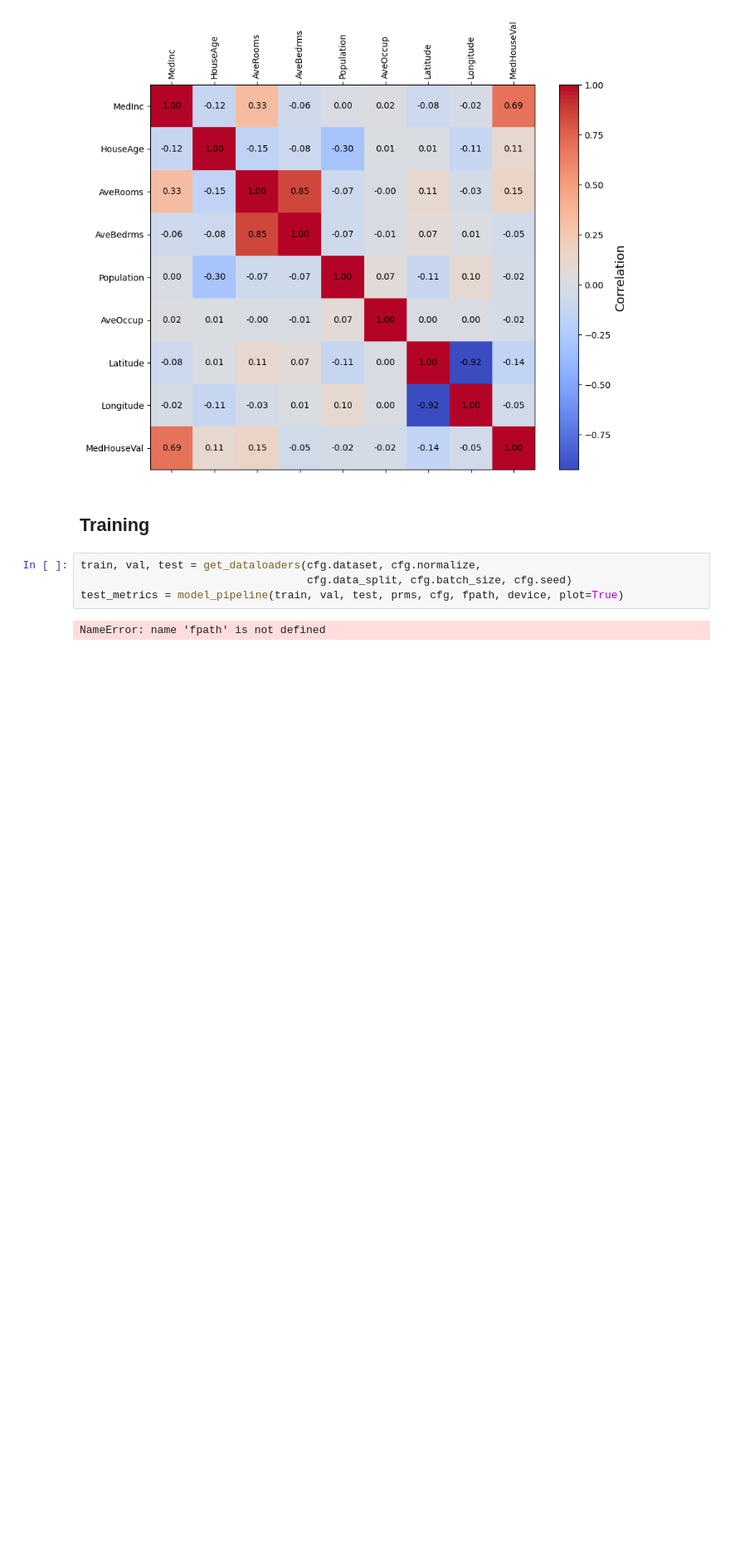
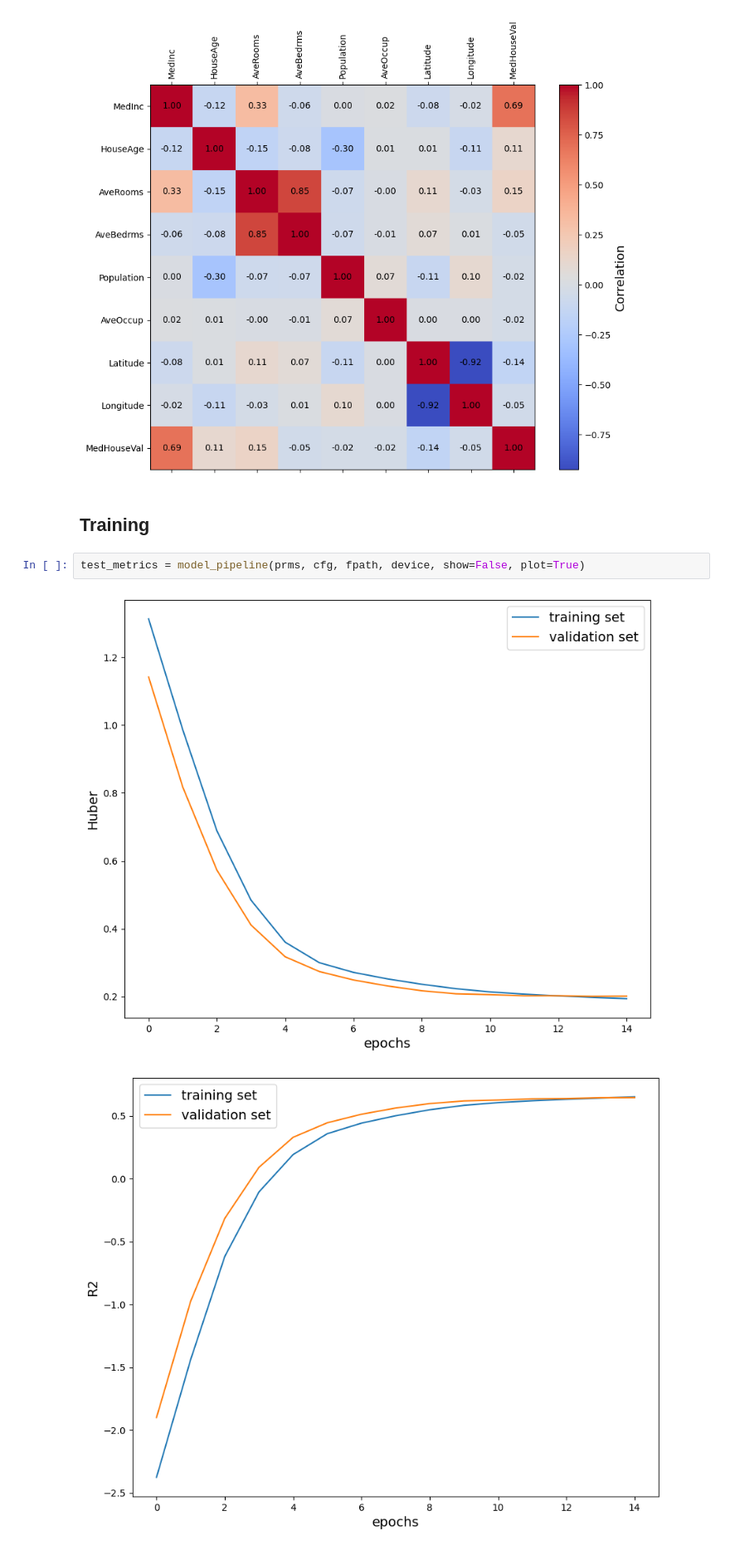
Before and after one commit to AJG91/build-mlp, a Jupyter notebook: notebooks/build_mlp.ipynb, the cells around one changed output. Shown at 83% size. Saved outputs shown, nothing was run; the diff lists cells and outputs as text; blank space fills up the shorter version.

```diff
--- a/notebooks/build_mlp.ipynb
+++ b/notebooks/build_mlp.ipynb
@@ -70,8 +72,7 @@ plot_correlation_map(df_housing, cfg.fig_path, cfg.dpi, cfg.dataset)
 # %% [markdown]
 ## Training
 # %%
-train, val, test = get_dataloaders(cfg.dataset, cfg.normalize,
-                                   cfg.data_split, cfg.batch_size, cfg.seed)
-test_metrics = model_pipeline(train, val, test, prms, cfg, fpath, device, plot=True)
+test_metrics = model_pipeline(prms, cfg, fpath, device, show=False, plot=True)
 # %% [output]
-NameError: name 'fpath' is not defined
+[figure, added]
+[figure, added]
```
Also changed, not shown: parts of 5 cells of this notebook.
